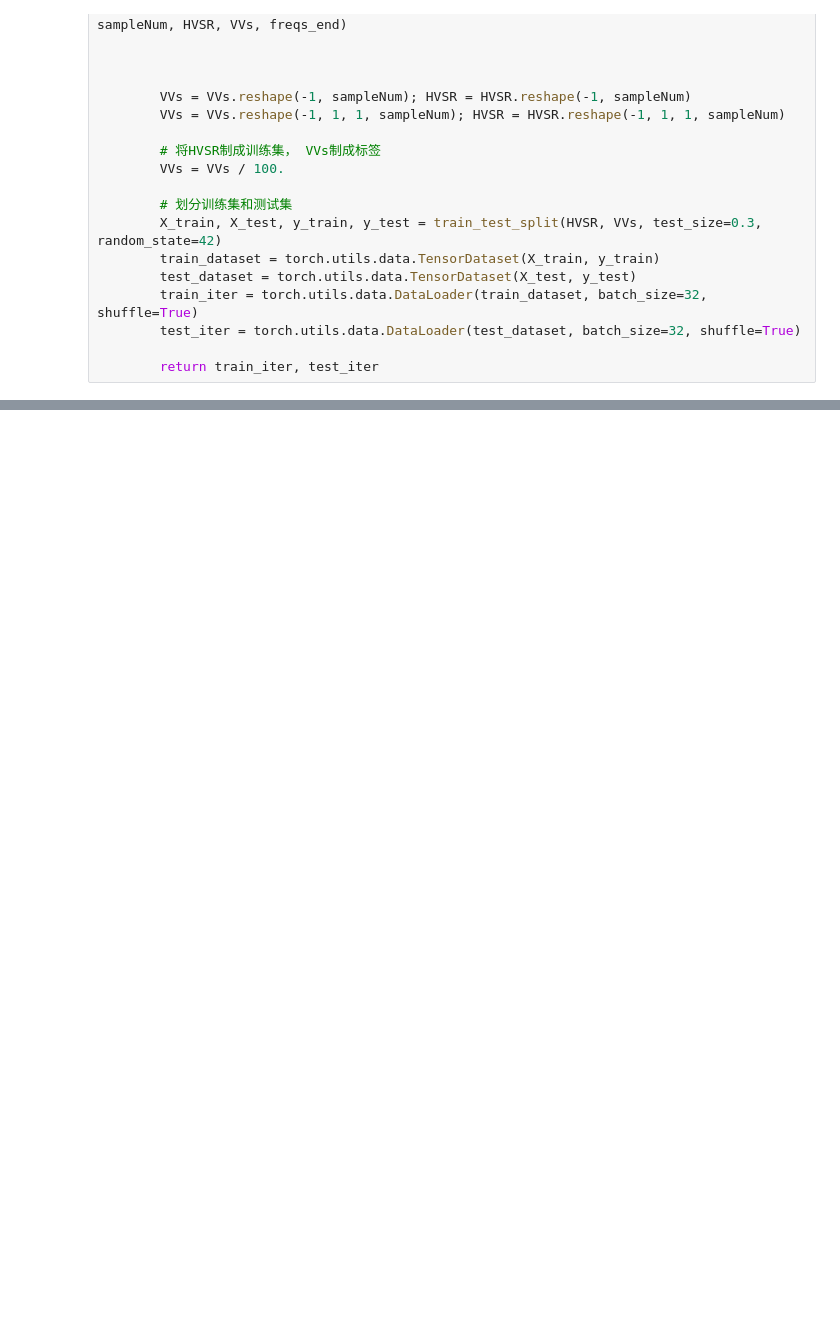
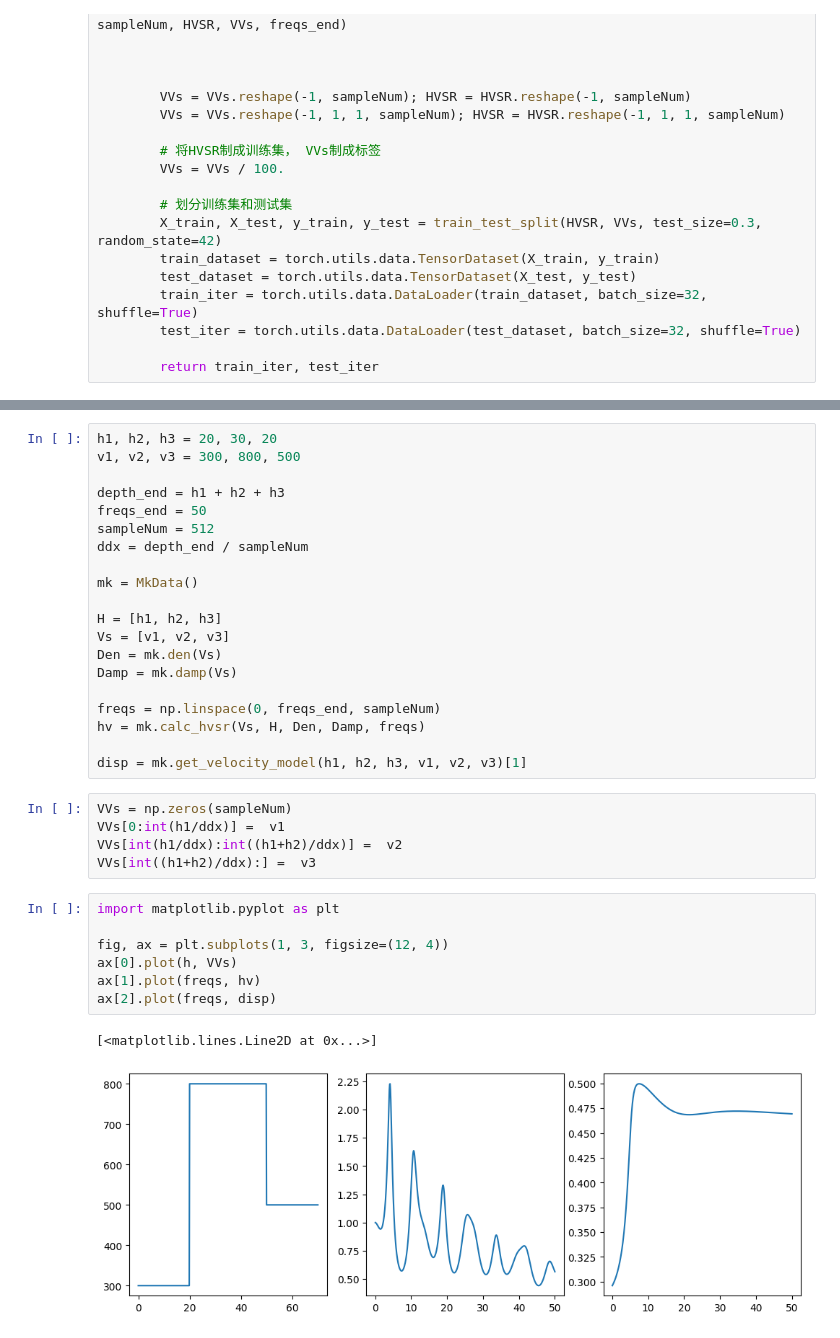
Before and after one commit to erbiaoger/hvsrUNet, a Jupyter notebook: examples/test.ipynb, the cells around one changed output, grey strips where cells are left out. Saved outputs shown, nothing was run; the diff lists cells and outputs as text; blank space fills up the shorter version.

Commit message:
new data use raylee

```diff
--- a/examples/test.ipynb
+++ b/examples/test.ipynb
@@ -404,0 +773,35 @@ class MkData():
+# %%
+h1, h2, h3 = 20, 30, 20
+v1, v2, v3 = 300, 800, 500
+
+depth_end = h1 + h2 + h3
+freqs_end = 50
+sampleNum = 512
+ddx = depth_end / sampleNum
+
+mk = MkData()
+
+H = [h1, h2, h3]
+Vs = [v1, v2, v3]
+Den = mk.den(Vs)
+Damp = mk.damp(Vs)
+
+freqs = np.linspace(0, freqs_end, sampleNum)
+hv = mk.calc_hvsr(Vs, H, Den, Damp, freqs)
+
+disp = mk.get_velocity_model(h1, h2, h3, v1, v2, v3)[1]
+# %%
+VVs = np.zeros(sampleNum)
+VVs[0:int(h1/ddx)] =  v1
+VVs[int(h1/ddx):int((h1+h2)/ddx)] =  v2
+VVs[int((h1+h2)/ddx):] =  v3
+# %%
+import matplotlib.pyplot as plt
+
+fig, ax = plt.subplots(1, 3, figsize=(12, 4))
+ax[0].plot(h, VVs)
+ax[1].plot(freqs, hv)
+ax[2].plot(freqs, disp)
+# %% [output]
+[<matplotlib.lines.Line2D at 0x...>]
+[figure, added]
```
Also changed, not shown: parts of 15 cells of this notebook, 18 other files.
